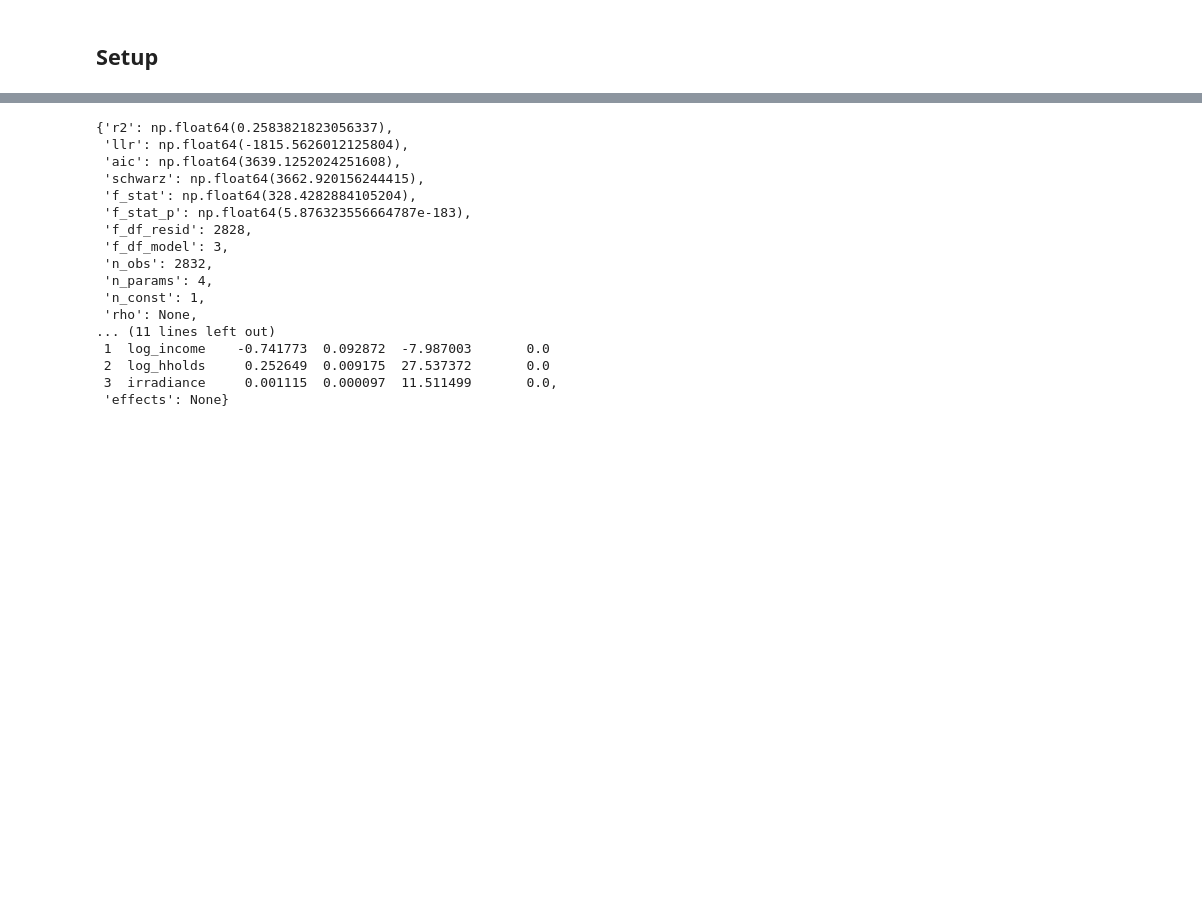
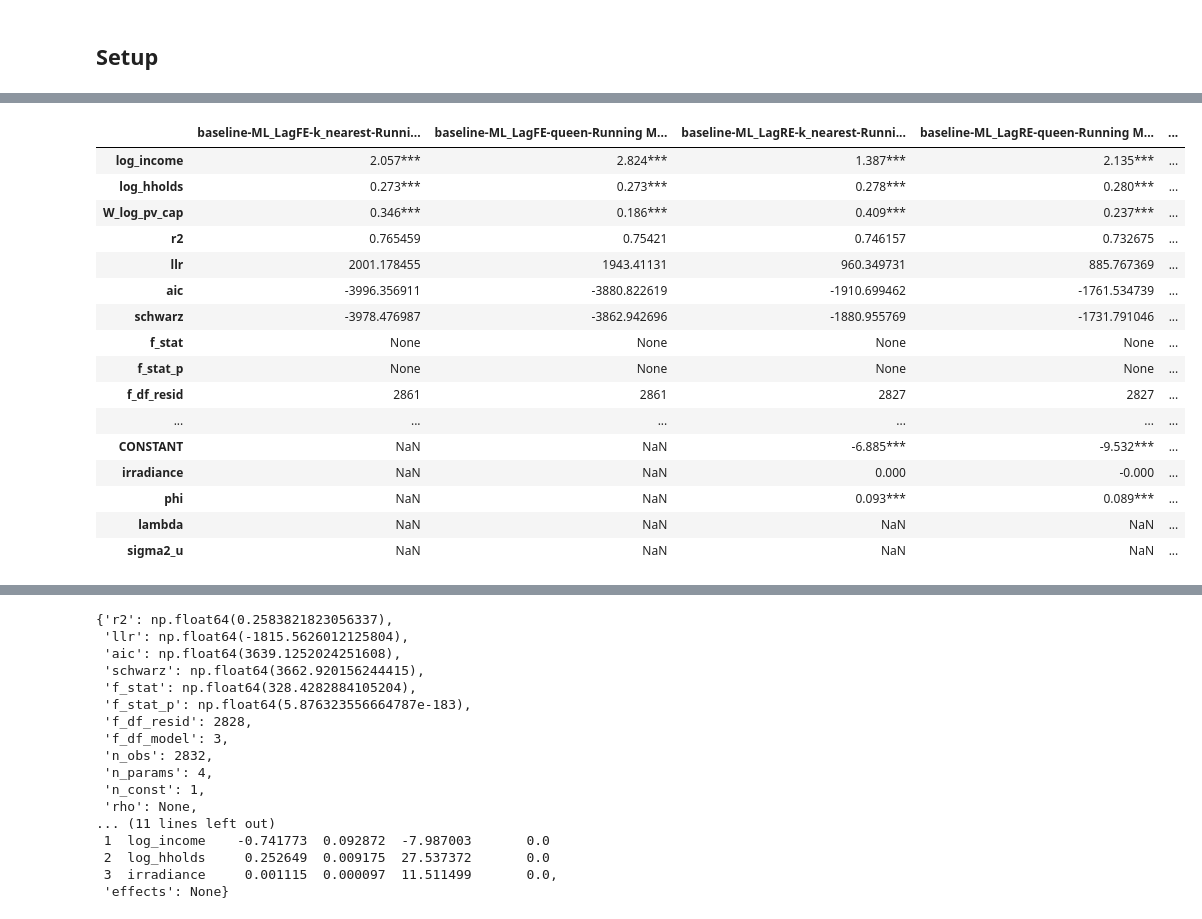
Before and after one commit to Ellariel/uktest, a Jupyter notebook: analysis.ipynb, the cells around one changed output, grey strips where cells are left out. Cells and saved outputs as stored; diff of their text form; code cells hidden in the pictures; blank space fills up the shorter version.

```diff
--- a/analysis.ipynb
+++ b/analysis.ipynb
@@ -112,7 +114,7 @@ if os.path.exists(weights_file):
     with open(weights_file, "rb") as f:
         cache_weights = pickle.load(f)
 # %%
-n_models = ["ML_LagFE", "ML_LagRE", "ML_ErrorRE", "ML_ErrorFE", "PooledOLS", "PanelFE", "PanelRE", ]
+n_models = ["PooledOLS", "PanelFE", "PanelRE", "ML_LagFE", "ML_LagRE", "ML_ErrorFE", "ML_ErrorRE", ]
 w_methods = ["inverse_distance", "k_nearest", "queen"]
 y_vars = ["log_pv_cap", "log_pv_inst", "log_pv_cap_per_inst"]
 x_vars = {
@@ -166,0 +343,35 @@ get_full_table()
+# %%
+log_pv_cap_baseline_table = get_full_table(y='log_pv_cap',
+                   x_vars='baseline',
+                   w_methods = [#"inverse_distance",
+                                "k_nearest",
+                                "queen"
+                                ],
+                    n_models = [#"PooledOLS",
+                                #"PanelFE",
+                                #"PanelRE",
+                                "ML_LagFE",
+                                "ML_LagRE",
+                                "ML_ErrorRE",
+                                "ML_ErrorFE",
+                                ],
+                   )
+log_pv_cap_baseline_table.to_excel(os.path.join(results_dir, "log_pv_cap_table.xlsx"), engine="openpyxl")
+# %% [output]
+|  | baseline-ML_LagFE-k_nearest-Runni... | baseline-ML_LagFE-queen-Running M... | baseline-ML_LagRE-k_nearest-Runni... | baseline-ML_LagRE-queen-Running M... | ... |
+| log_income | 2.057*** | 2.824*** | 1.387*** | 2.135*** | ... |
+| log_hholds | 0.273*** | 0.273*** | 0.278*** | 0.280*** | ... |
+| W_log_pv_cap | 0.346*** | 0.186*** | 0.409*** | 0.237*** | ... |
+| r2 | 0.765459 | 0.75421 | 0.746157 | 0.732675 | ... |
+| llr | 2001.178455 | 1943.41131 | 960.349731 | 885.767369 | ... |
+| aic | -3996.356911 | -3880.822619 | -1910.699462 | -1761.534739 | ... |
+| schwarz | -3978.476987 | -3862.942696 | -1880.955769 | -1731.791046 | ... |
+| f_stat | None | None | None | None | ... |
+| f_stat_p | None | None | None | None | ... |
+| f_df_resid | 2861 | 2861 | 2827 | 2827 | ... |
+| ... | ... | ... | ... | ... | ... |
+| CONSTANT | NaN | NaN | -6.885*** | -9.532*** | ... |
+| irradiance | NaN | NaN | 0.000 | -0.000 | ... |
+| phi | NaN | NaN | 0.093*** | 0.089*** | ... |
+| lambda | NaN | NaN | NaN | NaN | ... |
+| sigma2_u | NaN | NaN | NaN | NaN | ... |
```
Also changed, not shown: parts of 11 cells of this notebook, 4 other files.
